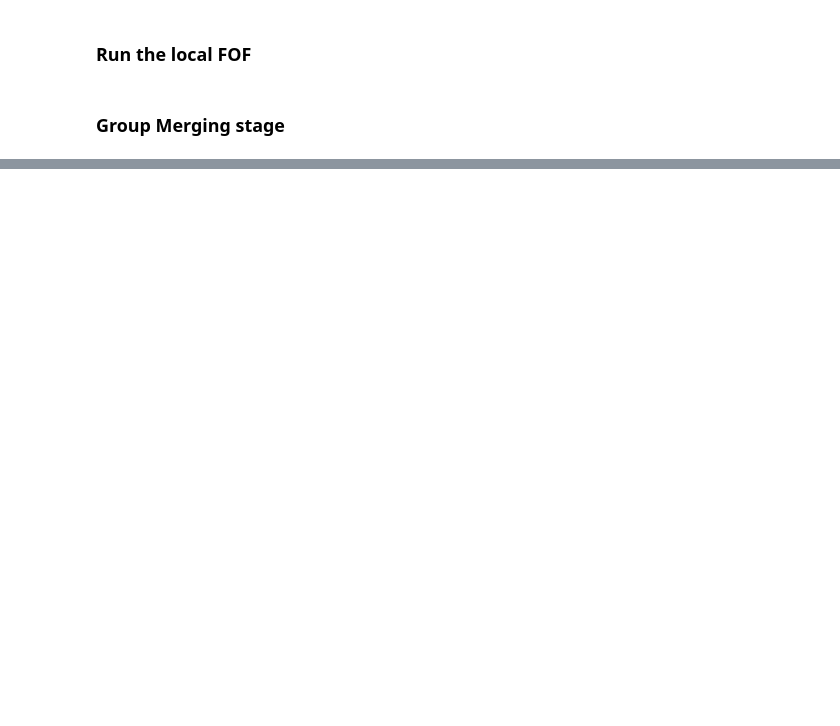
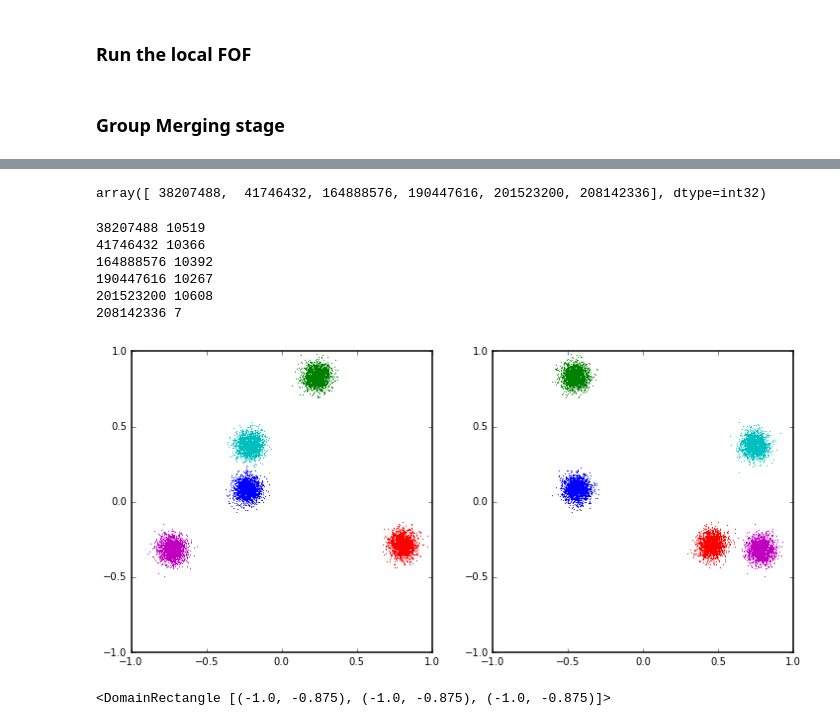
Before and after one commit to rokroskar/spark-fof, a Jupyter notebook: setting up hierarchical merge.ipynb, the cells around one changed output, grey strips where cells are left out. Saved outputs shown, nothing was run; the diff lists cells and outputs as text; code cells hidden in the pictures; blank space fills up the shorter version.

```diff
--- a/setting up hierarchical merge.ipynb
+++ b/setting up hierarchical merge.ipynb
@@ -370,7 +144,0 @@ def get_particle_bin_python(p):
-# %%
-pdt = np.dtype([('x','f8'), ('y','f8')])
-
-p_np_arr = np.zeros(10000000,dtype=pdt)
-
-for i in range(len(p_np_arr)):
-    p_np_arr[i] = np.random.rand(2)
@@ -473,0 +145,31 @@ encode_gid = lambda pid, cid: np.int64(int(np.binary_repr(pid,width=32)+np.binar
+# %%
+merged = merged_rdd.collect()
+# %%
+merged_arr = np.fromiter(merged, pdt)
+# %%
+groups = np.unique(merged_arr['iGroup'])
+# %%
+groups
+# %% [output]
+array([ 38207488,  41746432, 164888576, 190447616, 201523200, 208142336], dtype=int32)
+# %%
+f, axs = plt.subplots(1,2, subplot_kw={'aspect':'equal'}, figsize=(12,12))
+for group in groups:
+    inds = np.where(merged_arr['iGroup'] == group)[0]
+    print group, len(inds)
+    axs[0].plot(merged_arr['pos'][inds,1], merged_arr['pos'][inds,0], ',')
+    axs[1].plot(merged_arr['pos'][inds,2], merged_arr['pos'][inds,0], ',')
+for ax in axs:
+    ax.set_xlim(-1,1); ax.set_ylim(-1,1)
+# %% [output]
+38207488 10519
+41746432 10366
+164888576 10392
+190447616 10267
+201523200 10608
+208142336 7
+[figure, added]
+# %%
+domain_containers[0]
+# %% [output]
+<DomainRectangle [(-1.0, -0.875), (-1.0, -0.875), (-1.0, -0.875)]>
```
Also changed, not shown: parts of 73 cells of this notebook, 7 other files.
